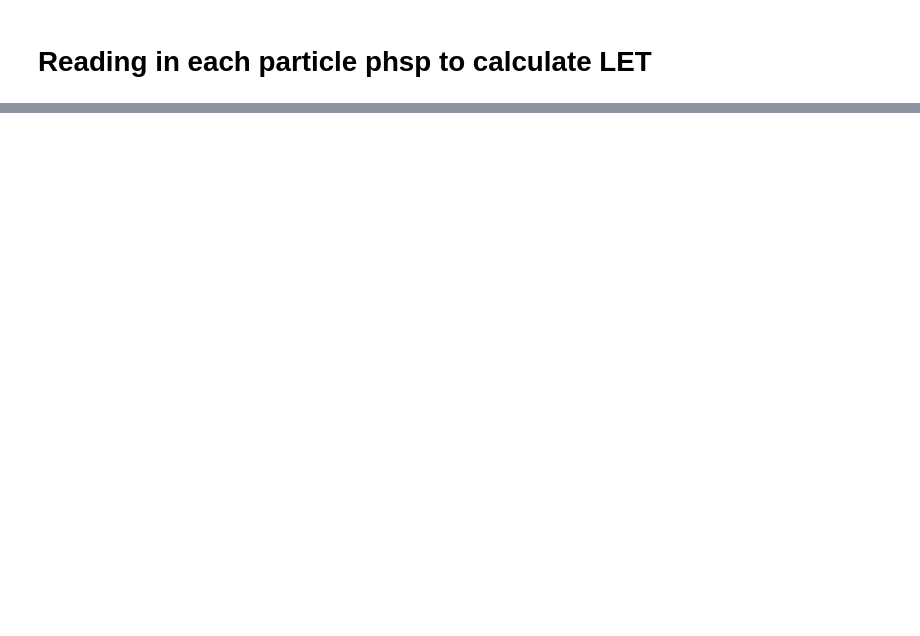
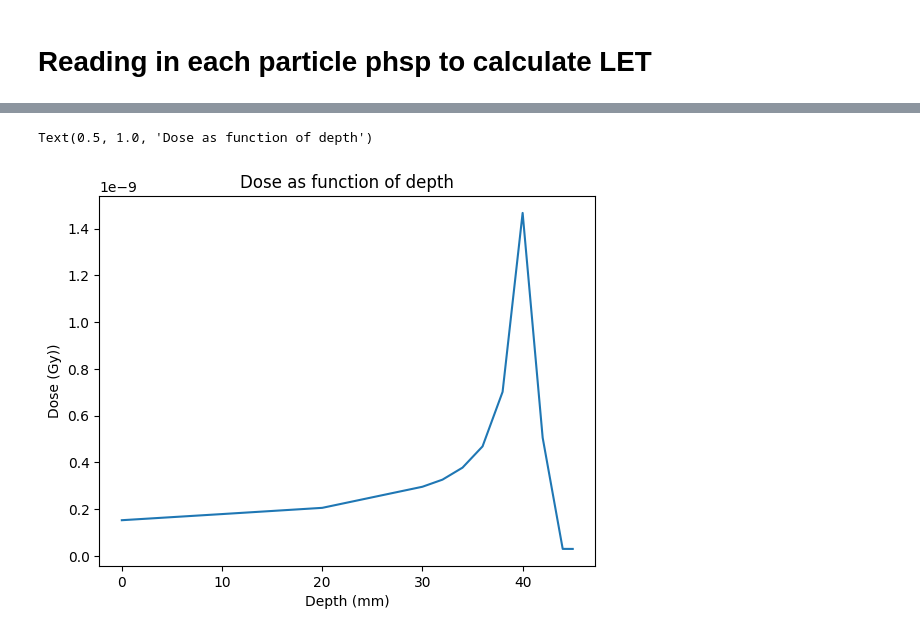
Before and after one commit to BrittHaanen15/Thesis_project, a Jupyter notebook: Python codes/TOPAS beam analysis.ipynb, the cells around one changed output, grey strips where cells are left out. Drawn from its saved outputs; the diff is of its cells as text; code cells hidden in the pictures; blank space fills up the shorter version.

Commit message:
Added in the dose

```diff
--- a/Python codes/TOPAS beam analysis.ipynb
+++ b/Python codes/TOPAS beam analysis.ipynb
@@ -73,31 +75,34 @@ def Calculate_LET_from_phsp(phsp_path, NIST_data, NIST_data_el):
         d_p = d.loc[d.iloc[:,7]==2212]
         d_p.reset_index(inplace=True)
 
-        proton_data = pd.DataFrame(columns=['Energy', 'LET'])
+        proton_data = pd.DataFrame(columns=['Energy', 'Weight', 'LET'])
         proton_data['Energy'] = d_p.iloc[:,6]
+        proton_data['Weight'] = d_p.iloc[:,7]
 
         #Look up stopping power for each kinetic energy
         for i in range(len(proton_data)):
             en = proton_data.loc[i, 'Energy']
 
-            sp = Expanded_SP[round(NIST_data['Energy'],4)==round(en,4)]
+            sp = NIST_data[round(NIST_data['Energy'],4)==round(en,4)]
 
             #convert to LET
             proton_data.loc[i, 'LET'] = np.array(sp['SP']/10)[0]
+
 
         #Select electrons
         d_e = d.loc[d.iloc[:,7]==11]
         d_e.reset_index(inplace=True)
 
-        el_data = pd.DataFrame(columns=['Energy', 'LET'])
+        el_data = pd.DataFrame(columns=['Energy', 'Weight', 'LET'])
         el_data['Energy'] = d_e.iloc[:,6]
+        el_data['Weight'] = d_e.iloc[:,7]
 
 
         #Look up stopping power for each kinetic energy
         for i in range(len(el_data)):
             en = float(el_data.loc[i, 'Energy'])
 
-            sp = Expanded_SP[round(NIST_data_el['Energy'],4)==round(en,4)]
+            sp = NIST_data_el[round(NIST_data_el['Energy'],4)==round(en,4)]
 
             #convert to LET
             el_data.loc[i, 'LET'] = np.array(sp['SP']/10)[0]
@@ -107,31 +112,32 @@ def Calculate_LET_from_phsp(phsp_path, NIST_data, NIST_data_el):
         mean_LET = round(particle_data['LET'].mean(),2)
         median_LET = round(particle_data['LET'].median(),2)
 
+        #compute dose
+        particle_data['Weight'] = particle_data['Weight']/len(particle_data)
+        particle_data['Dose'] = particle_data['Weight']*particle_data['LET']
+
+        dose = 1.602e-10*particle_data['Dose'].sum()
+
+
     except pd.errors.EmptyDataError:
         print('No histories for ' + phsp_path)
 
         mean_LET = 0
         median_LET = 0
+        dose = 0
 
 
-    return mean_LET, median_LET
+    return mean_LET, median_LET, dose
 # %%
 dir = r"..\TOPAS_data\do_field"
 list = os.listdir(dir)
 
-topas_let = pd.DataFrame(columns=['Depth', 'Mean LET', 'Median LET'])
+topas_let = pd.DataFrame(columns=['Depth', 'Mean LET', 'Median LET', 'Dose', 'Dose2'])
 for file in list:
     if os.path.splitext(file)[-1] == '.phsp':
         newrow = {}
         newrow['Depth'] = float(os.path.splitext(file)[0])
-        newrow['Mean LET'], newrow['Median LET'] = Calculate_LET_from_phsp(os.path.join(dir,file), Expanded_SP, Expanded_SP_el)
+        newrow['Mean LET'], newrow['Median LET'], newrow['Dose'] = Calculate_LET_from_phsp(os.path.join(dir,file), Expanded_SP, Expanded_SP_el)
 
         newrow = pd.DataFrame([newrow])
         topas_let = pd.concat([topas_let, newrow], ignore_index=True)
-
-plt.plot(topas_let['Depth'], topas_let['Mean LET'], label='mean LET')
-plt.plot(topas_let['Depth'], topas_let['Median LET'], label='median LET')
-plt.legend()
-plt.xlabel('Depth (mm)')
-plt.ylabel('LET (keV/um)')
-plt.title('LET as function of depth')
@@ -152,0 +154,8 @@ Text(0.5, 1.0, 'LET as function of depth')
+# %%
+plt.plot(topas_let['Depth'], topas_let['Dose'])
+plt.xlabel('Depth (mm)')
+plt.ylabel('Dose (Gy))')
+plt.title('Dose as function of depth')
+# %% [output]
+Text(0.5, 1.0, 'Dose as function of depth')
+[figure, added]
```
Also changed, not shown: parts of 5 cells of this notebook, 3 other files.
